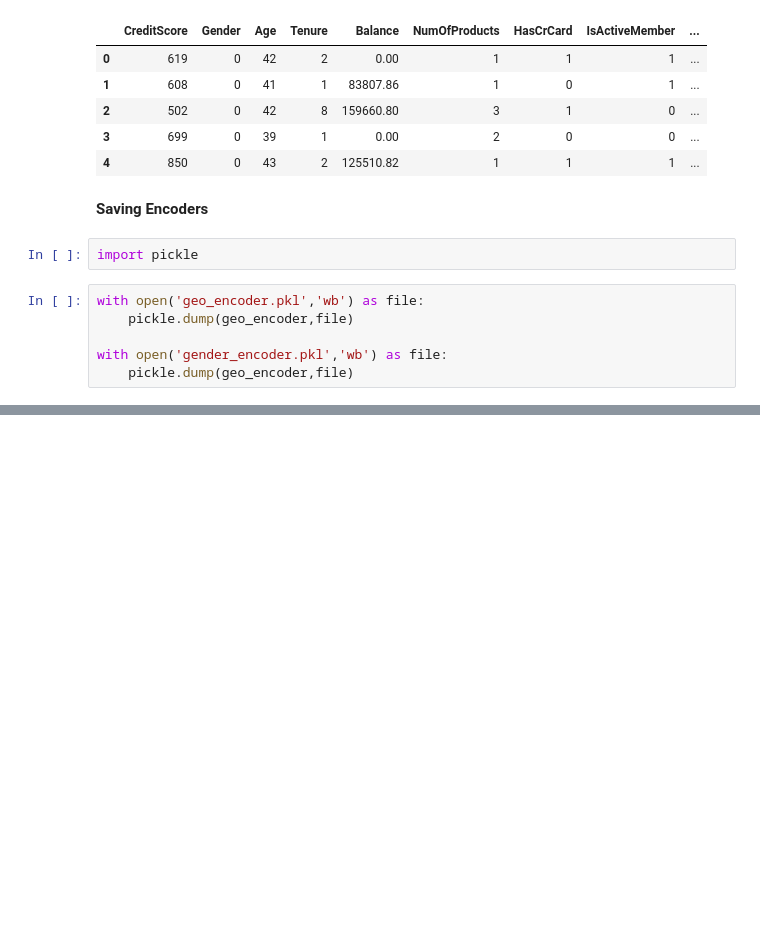
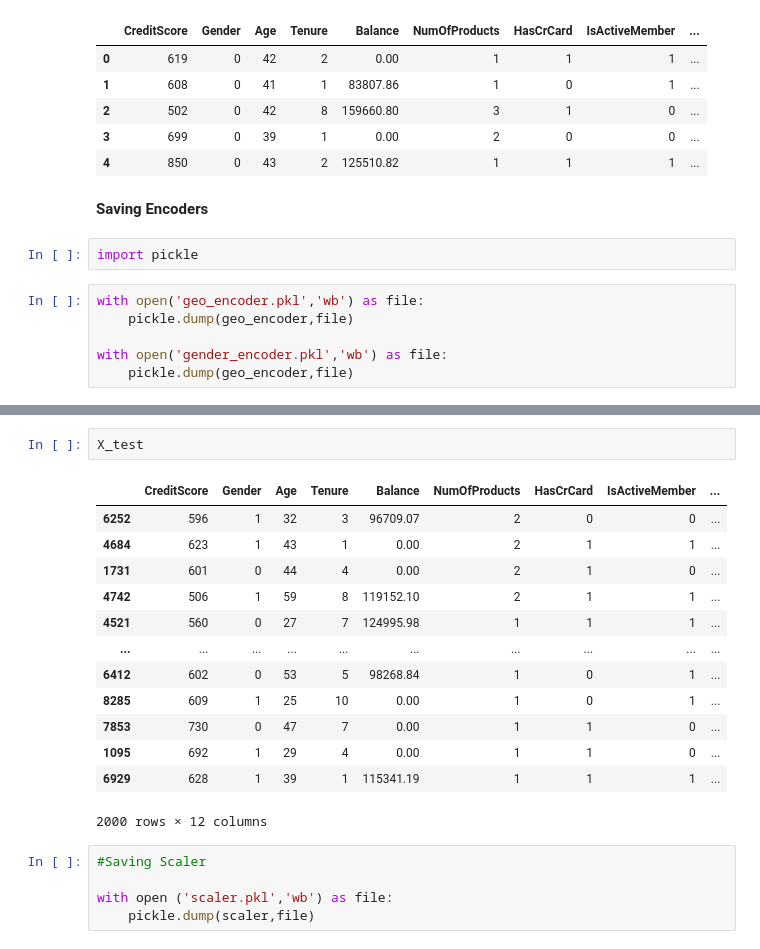
Before and after one commit to miawais/NLP_Projects, a Jupyter notebook: Churn Predicition/notebook.ipynb, the cells around one changed output, grey strips where cells are left out. Cells and saved outputs as stored; diff of their text form; blank space fills up the shorter version.

Commit message:
scaler.pkl fil saved and added

```diff
--- a/Churn Predicition/notebook.ipynb
+++ b/Churn Predicition/notebook.ipynb
@@ -116,0 +147,21 @@ with open('gender_encoder.pkl','wb') as file:
+# %%
+X_test
+# %% [output]
+|  | CreditScore | Gender | Age | Tenure | Balance | NumOfProducts | HasCrCard | IsActiveMember | ... |
+| 6252 | 596 | 1 | 32 | 3 | 96709.07 | 2 | 0 | 0 | ... |
+| 4684 | 623 | 1 | 43 | 1 | 0.00 | 2 | 1 | 1 | ... |
+| 1731 | 601 | 0 | 44 | 4 | 0.00 | 2 | 1 | 0 | ... |
+| 4742 | 506 | 1 | 59 | 8 | 119152.10 | 2 | 1 | 1 | ... |
+| 4521 | 560 | 0 | 27 | 7 | 124995.98 | 1 | 1 | 1 | ... |
+| ... | ... | ... | ... | ... | ... | ... | ... | ... | ... |
+| 6412 | 602 | 0 | 53 | 5 | 98268.84 | 1 | 0 | 1 | ... |
+| 8285 | 609 | 1 | 25 | 10 | 0.00 | 1 | 0 | 1 | ... |
+| 7853 | 730 | 0 | 47 | 7 | 0.00 | 1 | 1 | 0 | ... |
+| 1095 | 692 | 1 | 29 | 4 | 0.00 | 1 | 1 | 0 | ... |
+| 6929 | 628 | 1 | 39 | 1 | 115341.19 | 1 | 1 | 1 | ... |
+2000 rows × 12 columns
+# %%
+#Saving Scaler
+
+with open ('scaler.pkl','wb') as file:
+    pickle.dump(scaler,file)
```
Also changed, not shown: parts of 5 cells of this notebook, 1 other file.
